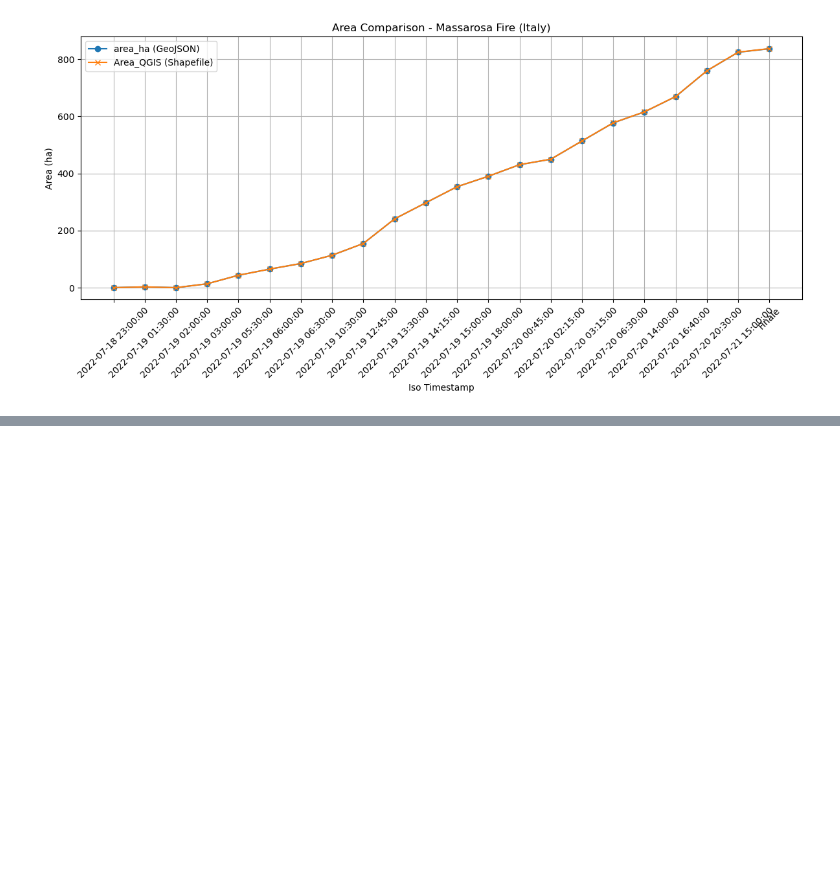
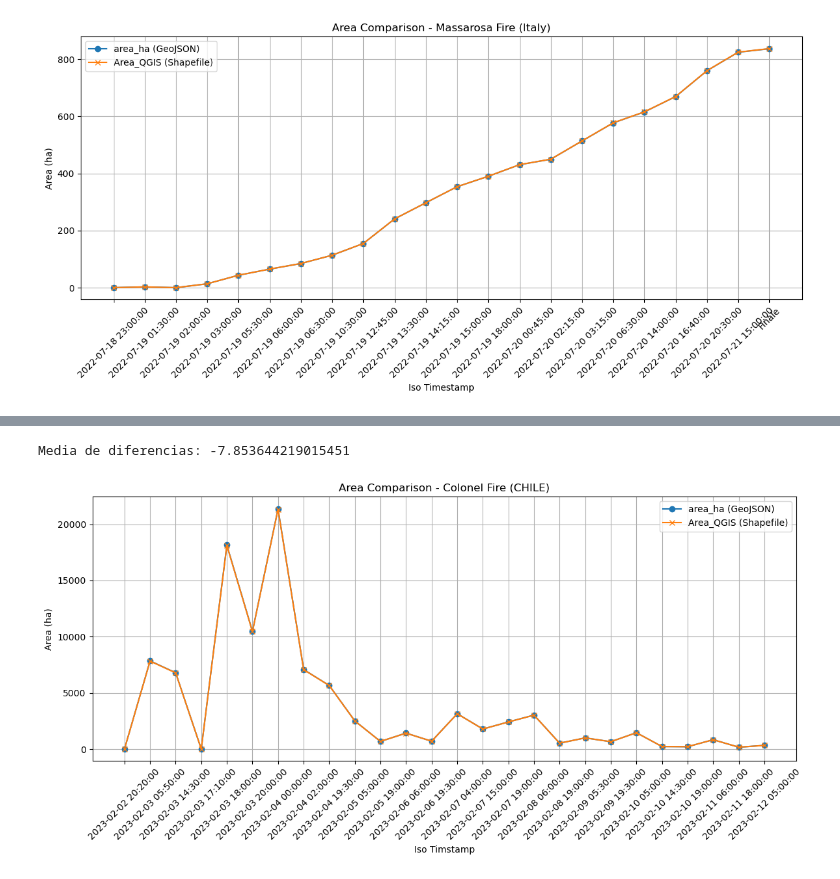
Before and after one commit to PAULA-OLI/Geo_Data_NERO, a Jupyter notebook: Mean_Area_Difference.ipynb, the cells around one changed output, grey strips where cells are left out. Drawn from its saved outputs; the diff is of its cells as text; code cells hidden in the pictures; blank space fills up the shorter version.

```diff
--- a/Mean_Area_Difference.ipynb
+++ b/Mean_Area_Difference.ipynb
@@ -298,0 +371,68 @@ See the caveats in the documentation: https://pandas.pydata.org/pandas-docs/stab
+# %%
+##### COLONEL
+
+#####
+import geopandas as gpd
+import pandas as pd
+
+# Lee el shapefile
+gdf_shp = gpd.read_file("/home/polivera/Documents/NERO - Database/Chile/ColonelFires/Progression_ColonelFire_UTC.shp")
+
+# Lee el GeoJSON
+gdf_json = gpd.read_file("/home/polivera/Documents/NERO - Database/Reviews GeoJSONs/ColonelFires_new2.geojson")
+
+
+# Convertir ambos atributos a datetime (errors='coerce' convierte 'uncertain'/'nan' en NaT en vez de fallar)
+gdf_shp['date_hour'] = pd.to_datetime(gdf_shp['date_hour'], errors='coerce')
+gdf_json['iso_timestamp'] = pd.to_datetime(gdf_json['iso_timestamp'], errors='coerce')
+
+# Crear copias filtradas SOLO para los cálculos (así no eliminamos filas con NaN en áreas)
+gdf_shp_f = gdf_shp[gdf_shp['date_hour'].notna()]
+gdf_json_f = gdf_json[gdf_json['iso_timestamp'].notna()]
+
+# Seleccionar columnas relevantes (usar las copias filtradas)
+df_shp = gdf_shp_f[['date_hour', 'Area_QGIS']]
+df_json = gdf_json_f[['iso_timestamp', 'area_ha']]
+
+# Agrupar áreas por fecha/hora y sumar los valores
+df_shp_grouped = df_shp.groupby('date_hour', as_index=False)['Area_QGIS'].sum()
+df_json_grouped = df_json.groupby('iso_timestamp', as_index=False)['area_ha'].sum()
+
+# Realizar el merge por la columna de fecha/hora
+df_merged = pd.merge(
+    df_shp_grouped,
+    df_json_grouped,
+    left_on='date_hour',
+    right_on='iso_timestamp',
+    how='inner'
+)
+
+# Ahora puedes calcular la diferencia y la media de diferencias
+df_merged['diferencia'] = df_merged['Area_QGIS'] - df_merged['area_ha']
+media_diferencias = df_merged['diferencia'].mean()
+print("Media de diferencias:", media_diferencias)
+
+import matplotlib.pyplot as plt
+plt.figure(figsize=(12,6))
+
+# Posiciones numéricas equiespaciadas para X
+posiciones = list(range(len(df_merged)))
+
+plt.plot(posiciones, df_merged['area_ha'], marker='o', label='area_ha (GeoJSON)')
+plt.plot(posiciones, df_merged['Area_QGIS'], marker='x', label='Area_QGIS (Shapefile)')
+
+plt.xlabel('Iso Timstamp')
+plt.ylabel('Area (ha)')
+plt.title('Area Comparison - Colonel Fire (CHILE)')
+plt.legend()
+plt.grid()
+
+# Formatear etiquetas del eje X con fechas, usando las posiciones equiespaciadas
+fechas = df_merged['date_hour'].dt.strftime('%Y-%m-%d %H:%M:%S').tolist()
+plt.xticks(ticks=posiciones, labels=fechas, rotation=45)
+
+plt.tight_layout()
+plt.show()
+# %% [output]
+Media de diferencias: -7.853644219015451
+[figure, added]
```
Also changed, not shown: parts of 9 cells of this notebook, 1 other file.
